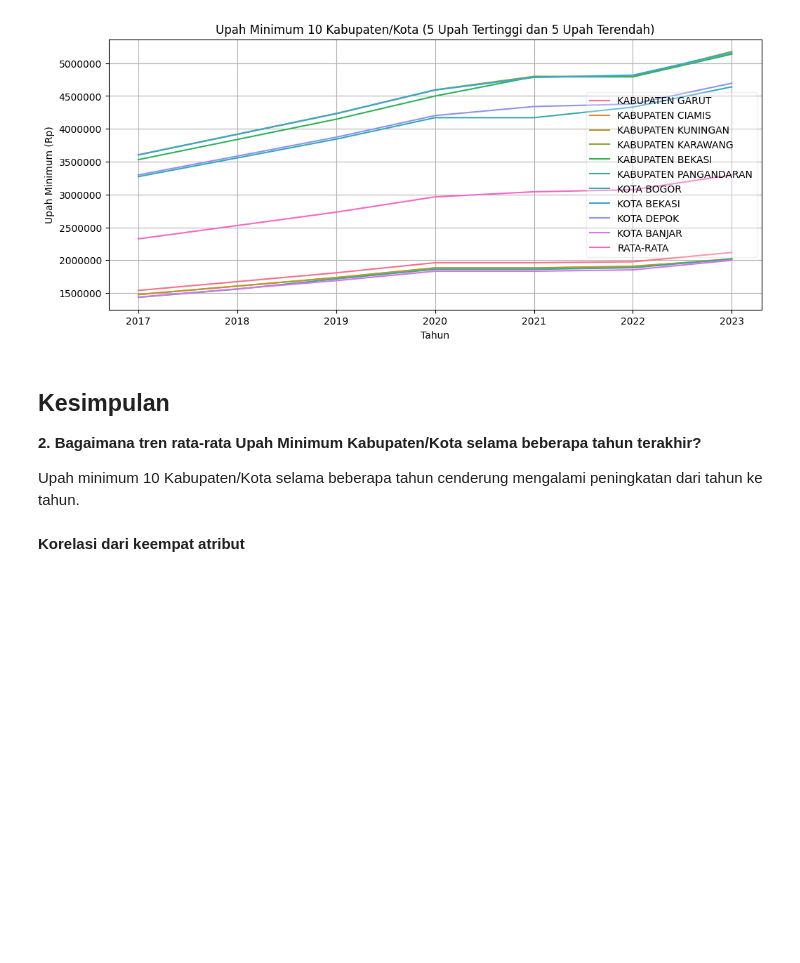
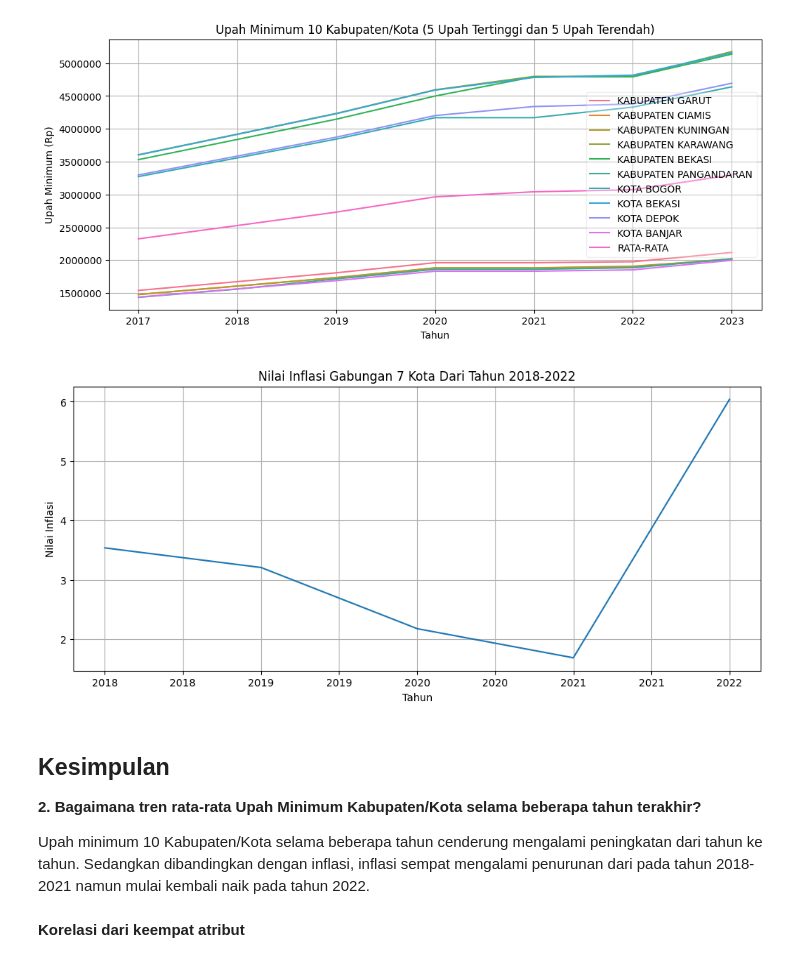
Before and after one commit to boyaditya/Data-Mining-and-Warehouse, a Jupyter notebook: V2/EDA Kelompok 3.ipynb, the cells around one changed output. Drawn from its saved outputs; the diff is of its cells as text; code cells hidden in the pictures; blank space fills up the shorter version.

```diff
--- a/V2/EDA Kelompok 3.ipynb
+++ b/V2/EDA Kelompok 3.ipynb
@@ -47,6 +49,7 @@ ppk = pd.read_csv("bps-od_17106_jml_pengeluaran_per_kapita__kabupatenkota_data.c
 um = pd.read_csv("disnakertrans-od_19868_daftar_upah_minimum_kabupatenkota_di_drh_prov_jabar_data.csv")
 jpb = pd.read_csv("disnakertrans-od_15793_jumlah_penduduk_yang_bekerja_berdasarkan_kabupatenkota_data.csv")
 gk = pd.read_csv("bps-od_17110_angka_garis_kemiskinan_per_kapita_per_bulan__kabupaten_data.csv")
+inf = pd.read_csv("bps-od_17137_nilai_inflasi_berdasarkan_tujuh_kota_data.csv")
 # %% [markdown]
 # Data Exploration
 # %% [markdown]
@@ -262,3 +293,5 @@ dtype: int64
+# %%
+inf = inf.drop(columns = ["satuan"]) #menghapus kolom yang tidak diperlukan
 # %% [markdown]
 **Menghitung rata-rata dari keempat dataset**
 # %%
@@ -383,11 +416,31 @@ plt.grid(True)
 plt.show()
 # %% [output]
 [figure]
+# %%
+inf_gabungan = inf[inf["nama_kabupaten_kota"] == "GABUNGAN 7 KOTA"]
+
+plt.figure(figsize=(12,5))
+sns.lineplot(x="tahun", y="nilai_inflasi", data=inf_gabungan)
+plt.title('Nilai Inflasi Gabungan 7 Kota Dari Tahun 2018-2022')
+plt.xlabel('Tahun')
+plt.ylabel('Nilai Inflasi')
+
+# Mengatur format label tahun
+infX = plt.gca()
+formatter = ticker.ScalarFormatter()
+formatter.set_scientific(False)  # Menonaktifkan notasi ilmiah
+infX.yaxis.set_major_formatter(formatter)
+infX.xaxis.set_major_formatter(ticker.FormatStrFormatter('%d'))  # Format tahun tanpa desimal
+
+plt.grid(True)
+plt.show()
+# %% [output]
+[figure, added]
 # %% [markdown]
 ## Kesimpulan
 **2. Bagaimana tren rata-rata Upah Minimum Kabupaten/Kota selama beberapa tahun terakhir?**
 
-Upah minimum 10 Kabupaten/Kota selama beberapa tahun cenderung mengalami peningkatan dari tahun ke tahun.
+Upah minimum 10 Kabupaten/Kota selama beberapa tahun cenderung mengalami peningkatan dari tahun ke tahun. Sedangkan dibandingkan dengan inflasi, inflasi sempat mengalami penurunan dari pada tahun 2018-2021 namun mulai kembali naik pada tahun 2022.
 # %% [markdown]
 **Korelasi dari keempat atribut**
 # %%
```
Also changed, not shown: parts of 10 cells of this notebook, 1 other file.
